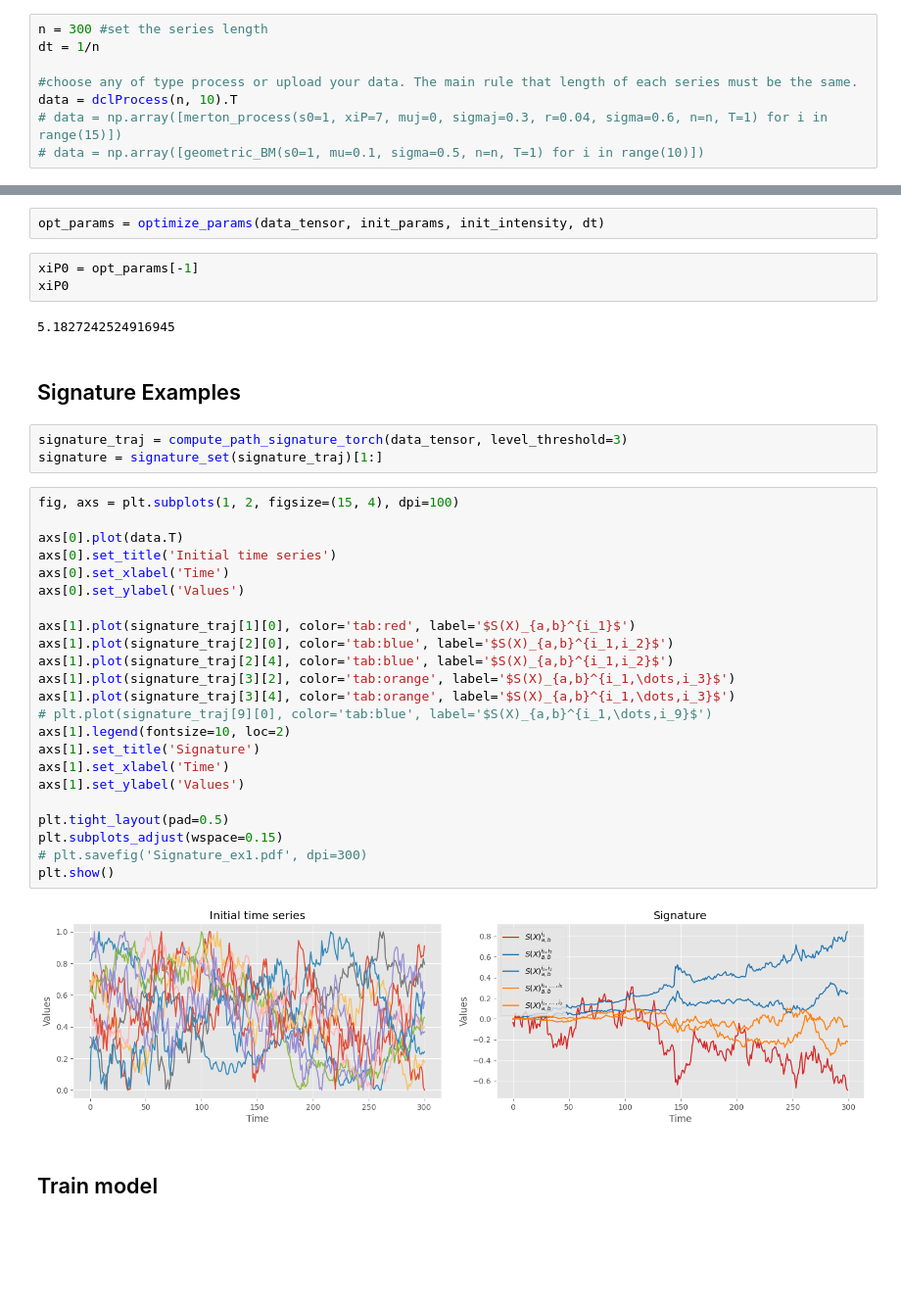
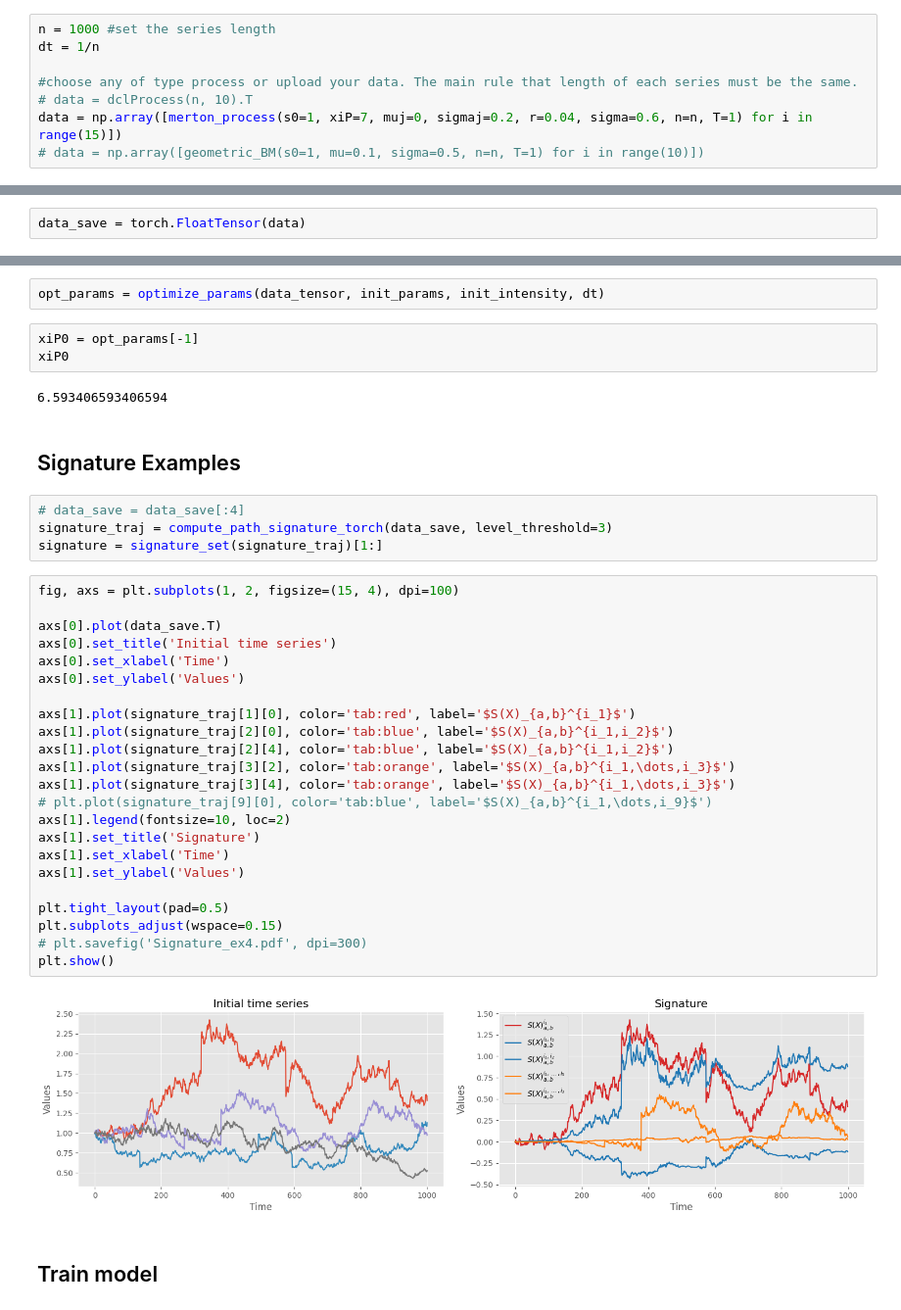
Before and after one commit to kirillzx/JDFlow, a Jupyter notebook: generator_main.ipynb, the cells around one changed output, grey strips where cells are left out. Shown at 98% size. Drawn from its saved outputs; the diff is of its cells as text; blank space fills up the shorter version.

```diff
--- a/generator_main.ipynb
+++ b/generator_main.ipynb
@@ -80,12 +80,12 @@ plt.style.use('ggplot')
 # %% [markdown]
 ## Data Preparation
 # %%
-n = 300 #set the series length
+n = 1000 #set the series length
 dt = 1/n
 
 #choose any of type process or upload your data. The main rule that length of each series must be the same.
-data = dclProcess(n, 10).T
-# data = np.array([merton_process(s0=1, xiP=7, muj=0, sigmaj=0.3, r=0.04, sigma=0.6, n=n, T=1) for i in range(15)])
+# data = dclProcess(n, 10).T
+data = np.array([merton_process(s0=1, xiP=7, muj=0, sigmaj=0.2, r=0.04, sigma=0.6, n=n, T=1) for i in range(15)])
 # data = np.array([geometric_BM(s0=1, mu=0.1, sigma=0.5, n=n, T=1) for i in range(10)])
 # %%
 plt.subplots(figsize=(10, 5), dpi=100)
@@ -99,3 +99,5 @@ plt.show()
+# %%
+data_save = torch.FloatTensor(data)
 # %%
 scaler = MinMaxScaler((0, 1))
 data = scaler.fit_transform(data.T).T
@@ -176,37 +181,38 @@ opt_params = optimize_params(data_tensor, init_params, init_intensity, dt)
 xiP0 = opt_params[-1]
 xiP0
 # %% [output]
-5.1827242524916945
+6.593406593406594
 # %% [markdown]
 ## Signature Examples
 # %%
-signature_traj = compute_path_signature_torch(data_tensor, level_threshold=3)
+# data_save = data_save[:4]
+signature_traj = compute_path_signature_torch(data_save, level_threshold=3)
 signature = signature_set(signature_traj)[1:]
 # %%
 fig, axs = plt.subplots(1, 2, figsize=(15, 4), dpi=100)
 
-axs[0].plot(data.T)
+axs[0].plot(data_save.T)
 axs[0].set_title('Initial time series')
 axs[0].set_xlabel('Time')
 axs[0].set_ylabel('Values')
 
 axs[1].plot(signature_traj[1][0], color='tab:red', label='$S(X)_{a,b}^{i_1}$')
 axs[1].plot(signature_traj[2][0], color='tab:blue', label='$S(X)_{a,b}^{i_1,i_2}$')
 axs[1].plot(signature_traj[2][4], color='tab:blue', label='$S(X)_{a,b}^{i_1,i_2}$')
 axs[1].plot(signature_traj[3][2], color='tab:orange', label='$S(X)_{a,b}^{i_1,\dots,i_3}$')
 axs[1].plot(signature_traj[3][4], color='tab:orange', label='$S(X)_{a,b}^{i_1,\dots,i_3}$')
 # plt.plot(signature_traj[9][0], color='tab:blue', label='$S(X)_{a,b}^{i_1,\dots,i_9}$')
 axs[1].legend(fontsize=10, loc=2)
 axs[1].set_title('Signature')
 axs[1].set_xlabel('Time')
 axs[1].set_ylabel('Values')
 
 plt.tight_layout(pad=0.5)
 plt.subplots_adjust(wspace=0.15)
-# plt.savefig('Signature_ex1.pdf', dpi=300)
+# plt.savefig('Signature_ex4.pdf', dpi=300)
 plt.show()
 # %% [output]
-[figure, old version]
+[figure, new version]
 # %% [markdown]
 ## Train model
 # %%
```
Also changed, not shown: parts of 21 cells of this notebook.
